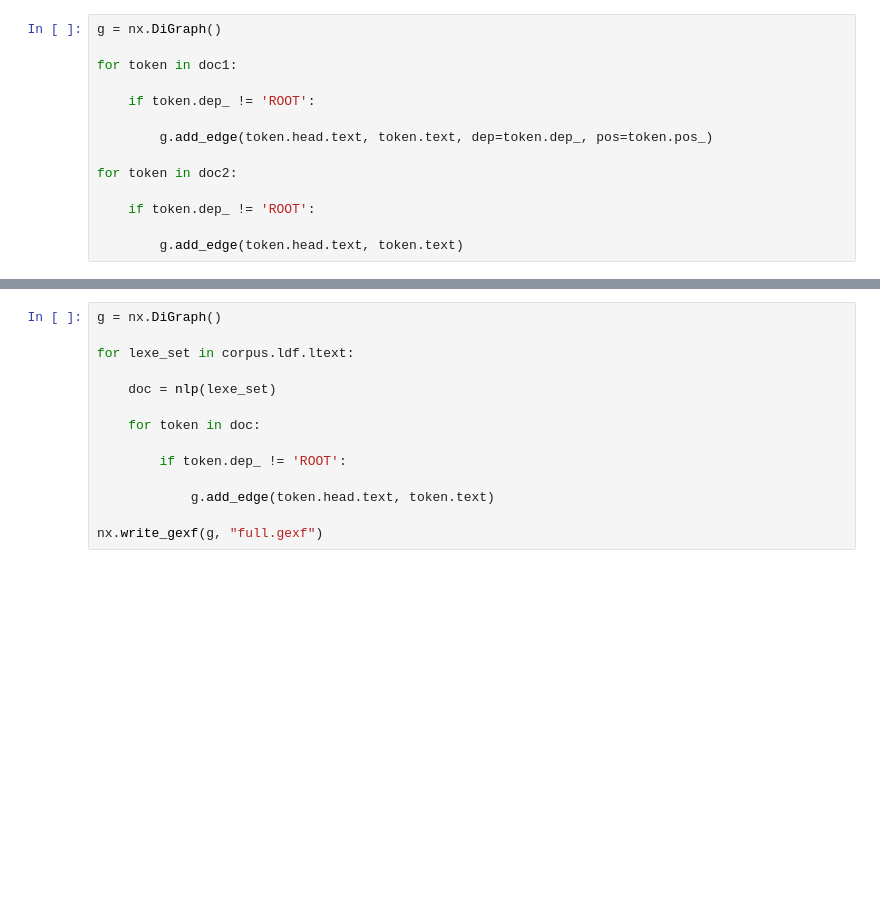
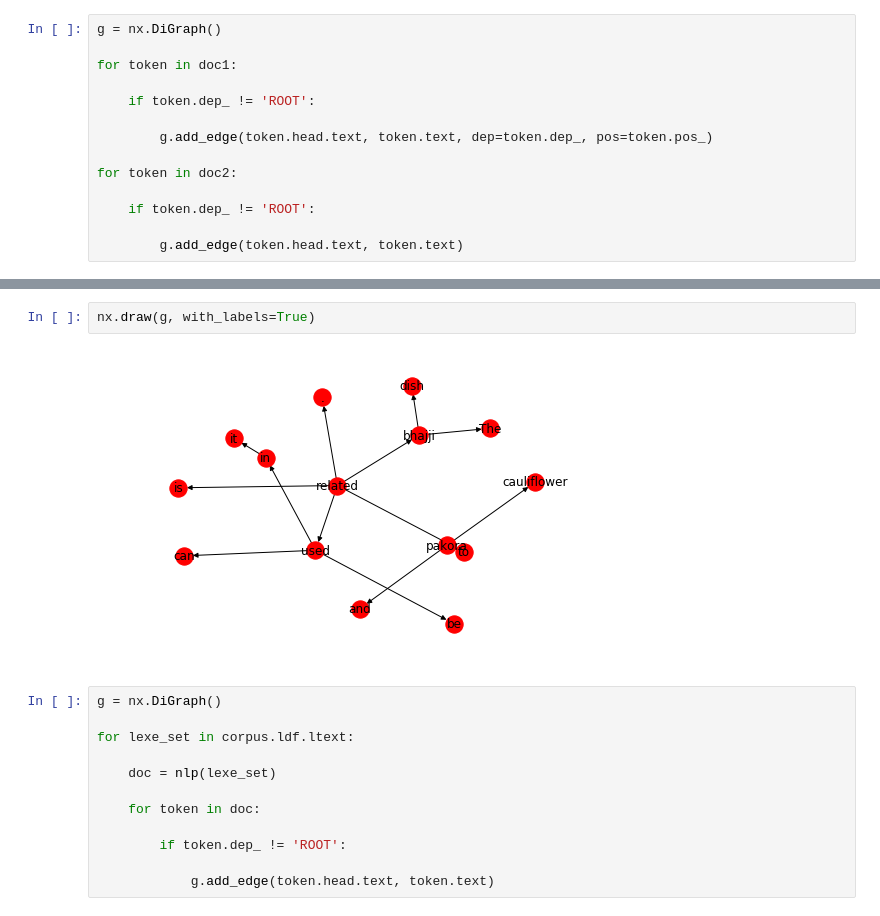
Before and after one commit to abevieiramota/challenge-webnlg, a Jupyter notebook: notebook/2 - Syntatic Analysis.ipynb, the cells around one changed output, grey strips where cells are left out. Saved outputs shown, nothing was run; the diff lists cells and outputs as text; blank space fills up the shorter version.

```diff
--- a/notebook/2 - Syntatic Analysis.ipynb
+++ b/notebook/2 - Syntatic Analysis.ipynb
@@ -87,3 +114,7 @@ nx.write_gexf(g, 'teste.gexf')
+# %%
+nx.draw(g, with_labels=True)
+# %% [output]
+[figure, added]
 # %%
 g = nx.DiGraph()
 
@@ -96,5 +127,3 @@ for lexe_set in corpus.ldf.ltext:
         if token.dep_ != 'ROOT':
 
             g.add_edge(token.head.text, token.text)
-
-nx.write_gexf(g, "full.gexf")
```
Also changed, not shown: parts of 10 cells of this notebook, 2 other files.
